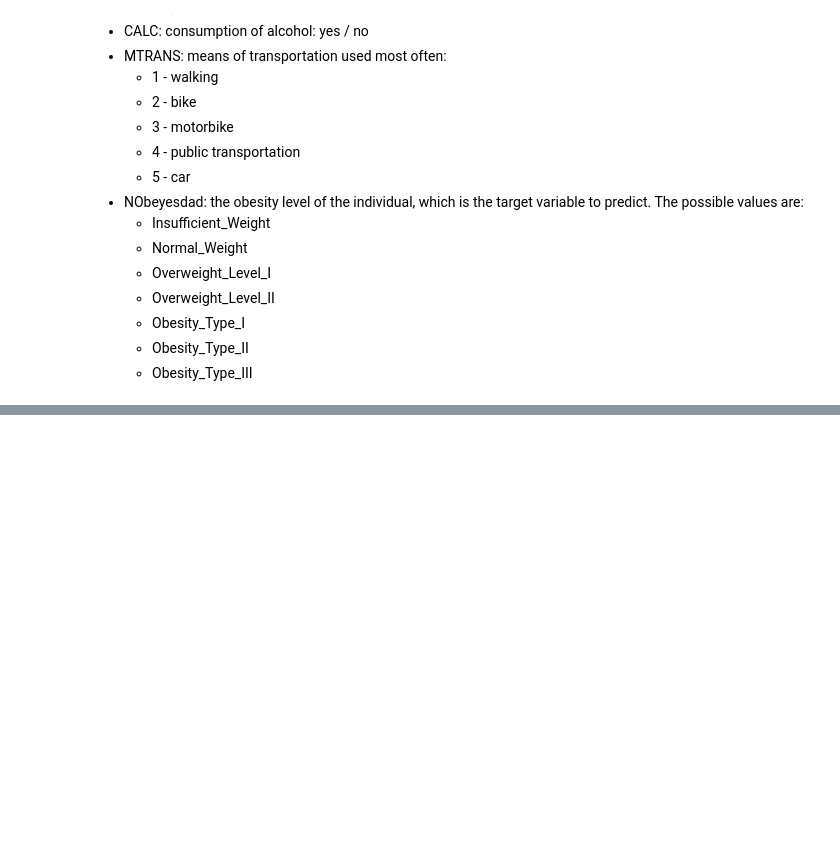
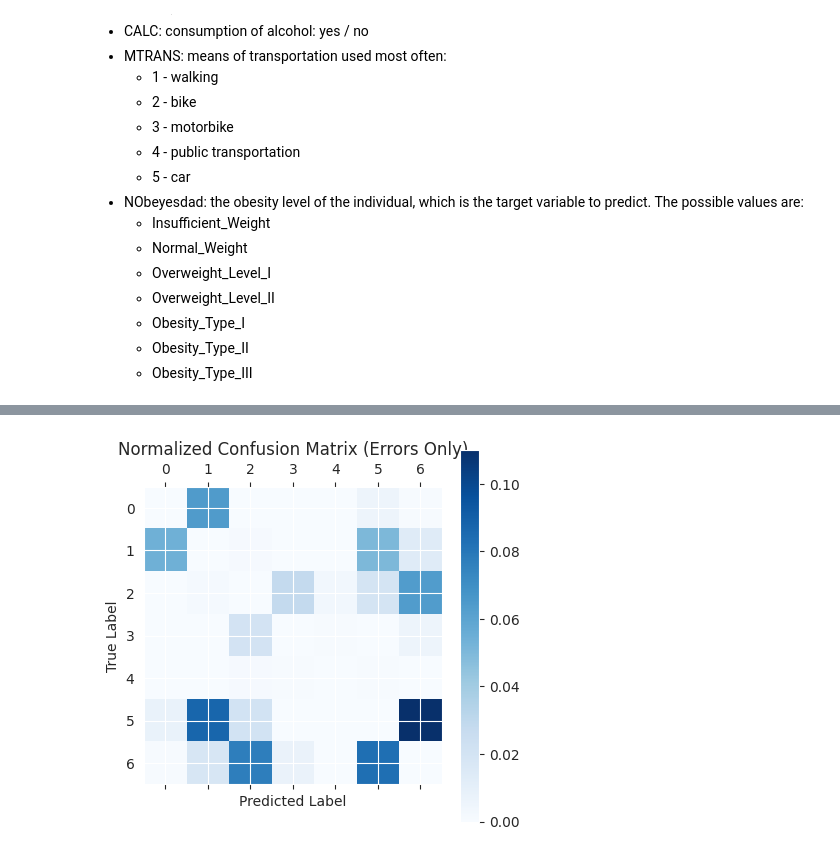
Before and after one commit to KevinShindel/MachineLearning, a Jupyter notebook: Kaggle/Challenges/Obesity Risk Prediction.ipynb, the cells around one changed output, grey strips where cells are left out. Drawn from its saved outputs; the diff is of its cells as text; code cells hidden in the pictures; blank space fills up the shorter version.

```diff
--- a/Kaggle/Challenges/Obesity Risk Prediction.ipynb
+++ b/Kaggle/Challenges/Obesity Risk Prediction.ipynb
@@ -176,0 +415,14 @@ best_model = pipeline
+# %%
+# normalized confusion matrix ( shows only the errors)
+row_nums = conf_mx.sum(axis=1, keepdims=True)
+norm_conf_mx = conf_mx / row_nums
+np.fill_diagonal(norm_conf_mx, 0)
+
+plt.matshow(norm_conf_mx, cmap=plt.cm.Blues)
+plt.title('Normalized Confusion Matrix (Errors Only)')
+plt.colorbar()
+plt.xlabel('Predicted Label')
+plt.ylabel('True Label')
+plt.show()
+# %% [output]
+[figure, added]
```
Also changed, not shown: parts of 39 cells of this notebook, 24 other files.
